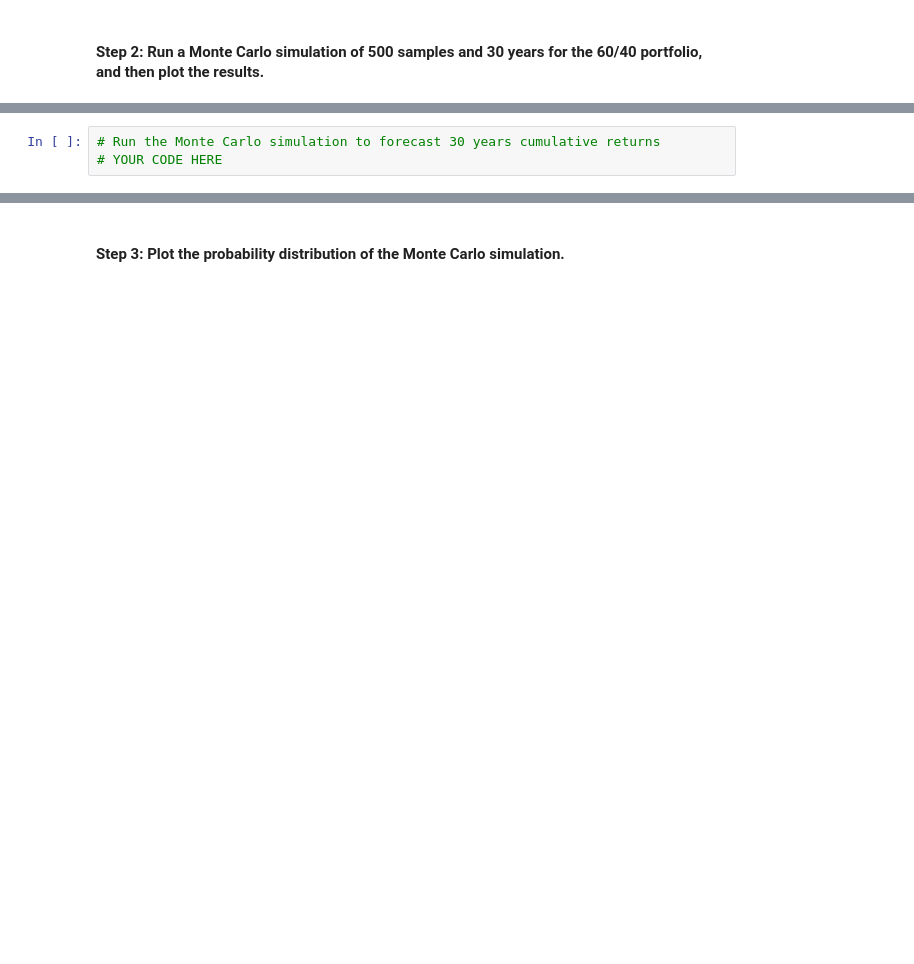
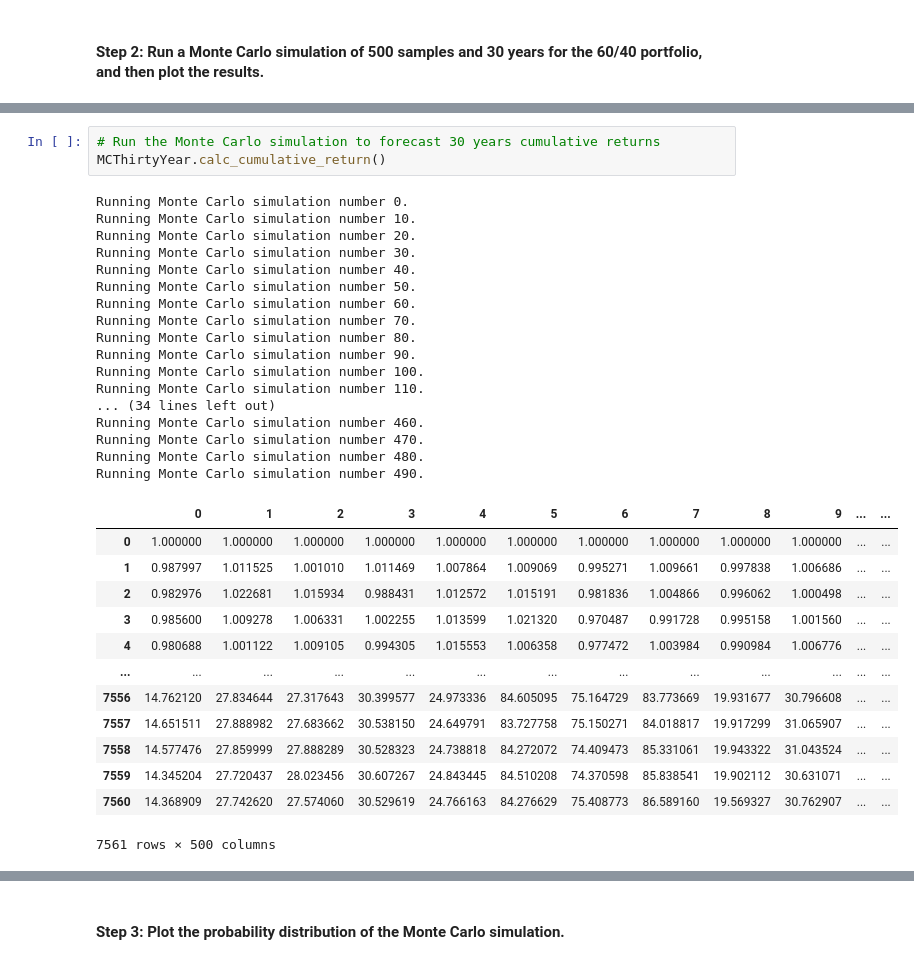
Before and after one commit to sangramsinghg/berkeley_fintech_module_5_challenge, a Jupyter notebook: financial_planning_tools.ipynb, the cells around one changed output, grey strips where cells are left out. Cells and saved outputs as stored; diff of their text form; blank space fills up the shorter version.

```diff
--- a/financial_planning_tools.ipynb
+++ b/financial_planning_tools.ipynb
@@ -452,6 +490,37 @@ In this section, you’ll use the MCForecastTools library to create a Monte Carl
 # %%
 # Run the Monte Carlo simulation to forecast 30 years cumulative returns
-# YOUR CODE HERE
+MCThirtyYear.calc_cumulative_return()
+# %% [output]
+Running Monte Carlo simulation number 0.
+Running Monte Carlo simulation number 10.
+Running Monte Carlo simulation number 20.
+Running Monte Carlo simulation number 30.
+Running Monte Carlo simulation number 40.
+Running Monte Carlo simulation number 50.
+Running Monte Carlo simulation number 60.
+Running Monte Carlo simulation number 70.
+Running Monte Carlo simulation number 80.
+Running Monte Carlo simulation number 90.
+Running Monte Carlo simulation number 100.
+Running Monte Carlo simulation number 110.
+... (34 lines left out)
+Running Monte Carlo simulation number 460.
+Running Monte Carlo simulation number 470.
+Running Monte Carlo simulation number 480.
+Running Monte Carlo simulation number 490.
+|  | 0 | 1 | 2 | 3 | 4 | 5 | 6 | 7 | 8 | 9 | ... | ... |
+| 0 | 1.000000 | 1.000000 | 1.000000 | 1.000000 | 1.000000 | 1.000000 | 1.000000 | 1.000000 | 1.000000 | 1.000000 | ... | ... |
+| 1 | 0.987997 | 1.011525 | 1.001010 | 1.011469 | 1.007864 | 1.009069 | 0.995271 | 1.009661 | 0.997838 | 1.006686 | ... | ... |
+| 2 | 0.982976 | 1.022681 | 1.015934 | 0.988431 | 1.012572 | 1.015191 | 0.981836 | 1.004866 | 0.996062 | 1.000498 | ... | ... |
+| 3 | 0.985600 | 1.009278 | 1.006331 | 1.002255 | 1.013599 | 1.021320 | 0.970487 | 0.991728 | 0.995158 | 1.001560 | ... | ... |
+| 4 | 0.980688 | 1.001122 | 1.009105 | 0.994305 | 1.015553 | 1.006358 | 0.977472 | 1.003984 | 0.990984 | 1.006776 | ... | ... |
+| ... | ... | ... | ... | ... | ... | ... | ... | ... | ... | ... | ... | ... |
+| 7556 | 14.762120 | 27.834644 | 27.317643 | 30.399577 | 24.973336 | 84.605095 | 75.164729 | 83.773669 | 19.931677 | 30.796608 | ... | ... |
+| 7557 | 14.651511 | 27.888982 | 27.683662 | 30.538150 | 24.649791 | 83.727758 | 75.150271 | 84.018817 | 19.917299 | 31.065907 | ... | ... |
+| 7558 | 14.577476 | 27.859999 | 27.888289 | 30.528323 | 24.738818 | 84.272072 | 74.409473 | 85.331061 | 19.943322 | 31.043524 | ... | ... |
+| 7559 | 14.345204 | 27.720437 | 28.023456 | 30.607267 | 24.843445 | 84.510208 | 74.370598 | 85.838541 | 19.902112 | 30.631071 | ... | ... |
+| 7560 | 14.368909 | 27.742620 | 27.574060 | 30.529619 | 24.766163 | 84.276629 | 75.408773 | 86.589160 | 19.569327 | 30.762907 | ... | ... |
+7561 rows × 500 columns
 # %%
 # Visualize the 30-year Monte Carlo simulation by creating an
 # overlay line plot
```
Also changed, not shown: parts of 8 cells of this notebook.
